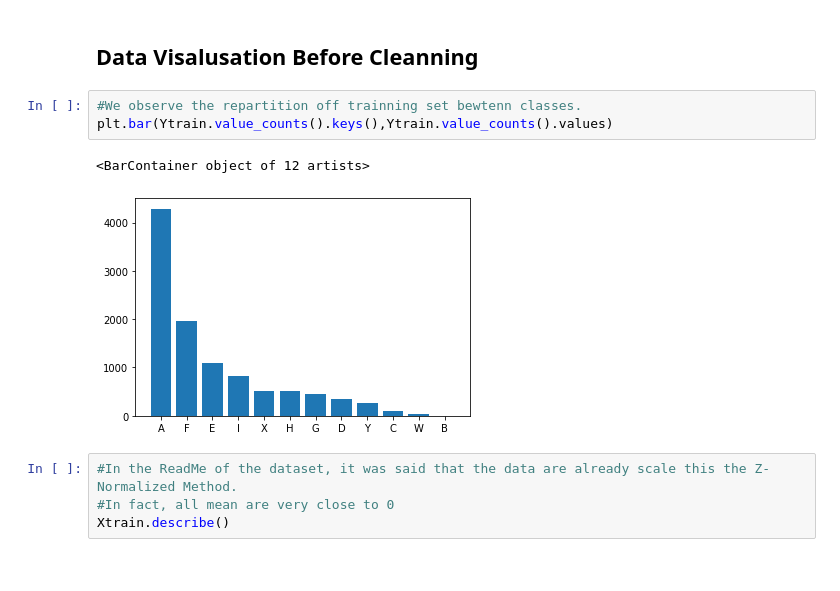
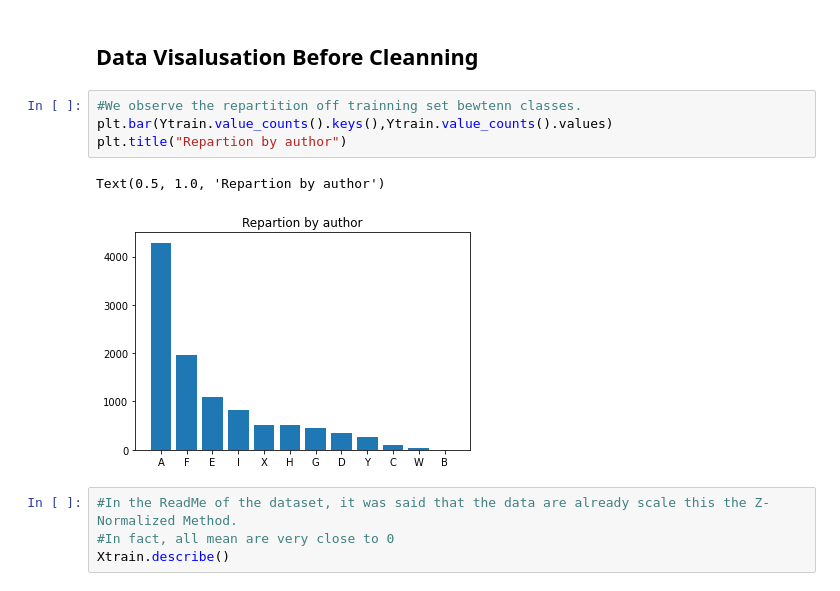
Before and after one commit to LeRoidelaRef/ESILV---Python-for-data-analysis---project-2022, a Jupyter notebook: Projet_Final_Python_for_Data.ipynb, the cells around one changed output. Saved outputs shown, nothing was run; the diff lists cells and outputs as text.

```diff
--- a/Projet_Final_Python_for_Data.ipynb
+++ b/Projet_Final_Python_for_Data.ipynb
@@ -47,9 +47,10 @@ Xtest=avilatest.iloc[:, :-1]
 # %%
 #We observe the repartition off trainning set bewtenn classes.
 plt.bar(Ytrain.value_counts().keys(),Ytrain.value_counts().values)
+plt.title("Repartion by author")
 # %% [output]
-<BarContainer object of 12 artists>
+Text(0.5, 1.0, 'Repartion by author')
-[figure, old version]
+[figure, new version]
 # %%
 #In the ReadMe of the dataset, it was said that the data are already scale this the Z-Normalized Method.
 #In fact, all mean are very close to 0
```
Also changed, not shown: parts of 13 cells of this notebook.
